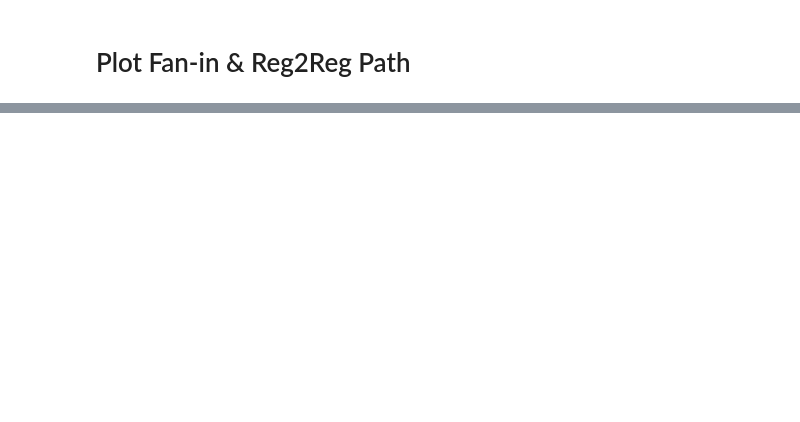
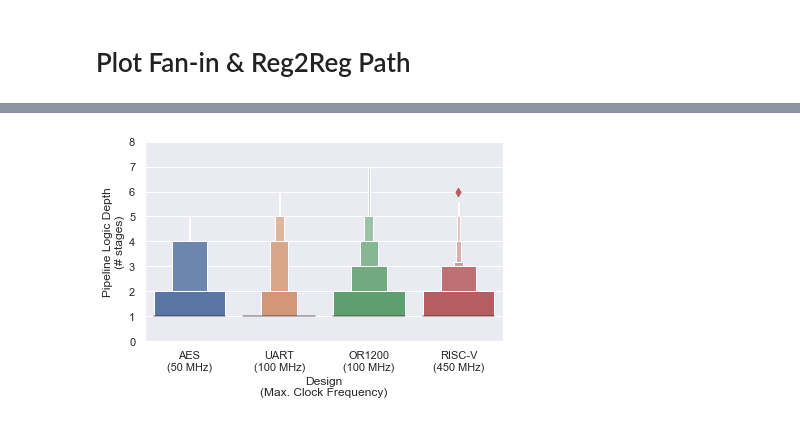
Before and after one commit to timothytrippel/bomberman, a Jupyter notebook: circuits/plots/exp_004_complexity_analysis.ipynb, the cells around one changed output, grey strips where cells are left out. Cells and saved outputs as stored; diff of their text form; code cells hidden in the pictures; blank space fills up the shorter version.

```diff
--- a/circuits/plots/exp_004_complexity_analysis.ipynb
+++ b/circuits/plots/exp_004_complexity_analysis.ipynb
@@ -295,0 +370,11 @@ NameError: name 'RUNTIME_STR' is not defined
+# %%
+sns.set()
+fig, ax_r2r = plt.subplots(1, 1, figsize=(6, 4))
+sns.boxenplot(x=DESIGN_STR, y=REG2REG_STR, data=local_reg2reg_df, linewidth=2.5, ax=ax_r2r)
+ax_r2r.set_ylim([0,8])
+ax_r2r.set_ylabel('Pipeline Logic Depth\n(# stages)')
+ax_r2r.set_xlabel('Design\n(Max. Clock Frequency)')
+plt.tight_layout()
+plt.savefig('bomberman_reg2reg_analysis.pdf', format='pdf')
+# %% [output]
+[figure, added]
```
Also changed, not shown: parts of 10 cells of this notebook, 4 other files.
